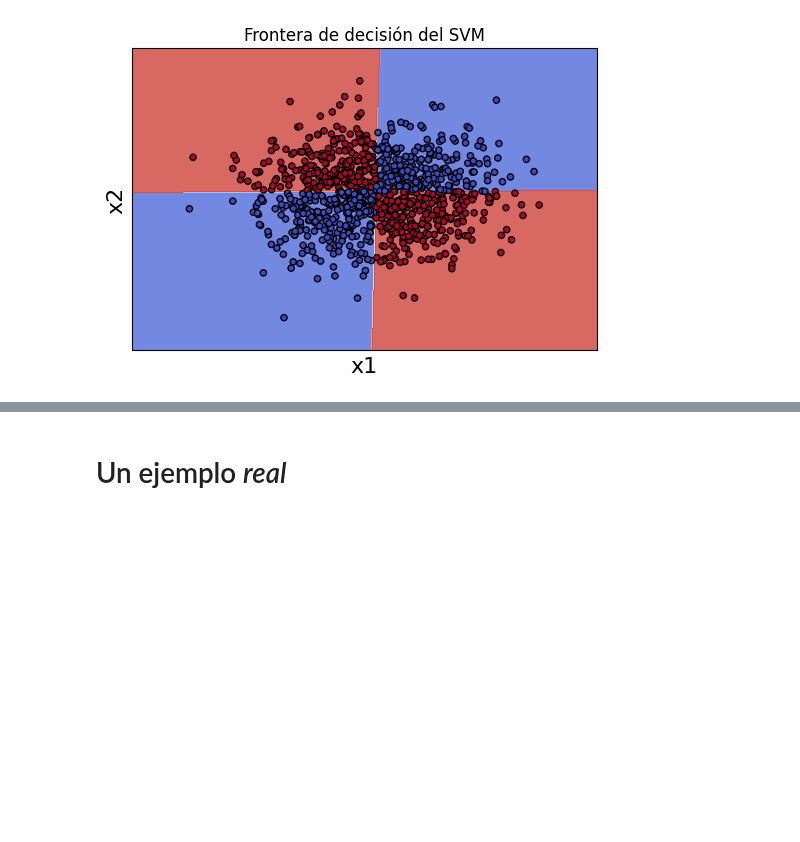
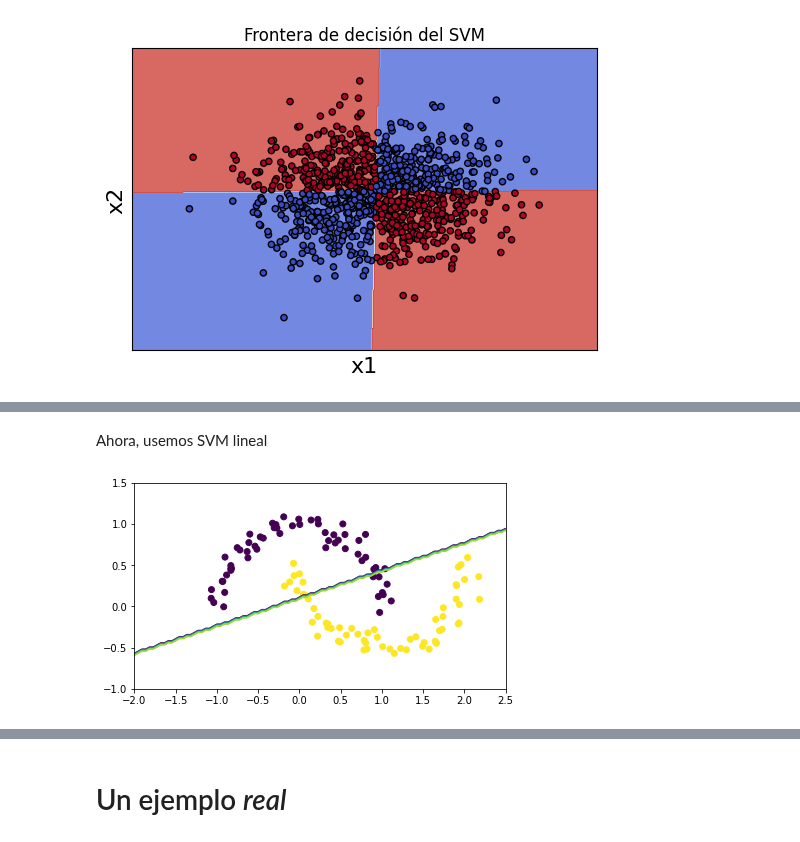
Before and after one commit to DCDPUAEM/DCDP, a Jupyter notebook: 04 Clasificación y Agrupamiento/notebooks/02-SVM.ipynb, the cells around one changed output, grey strips where cells are left out. Saved outputs shown, nothing was run; the diff lists cells and outputs as text; code cells hidden in the pictures; blank space fills up the shorter version.

```diff
--- a/04 Clasificación y Agrupamiento/notebooks/02-SVM.ipynb
+++ b/04 Clasificación y Agrupamiento/notebooks/02-SVM.ipynb
@@ -170,0 +256,28 @@ plt.show()
+# %% [markdown]
+Ahora, usemos SVM lineal
+# %%
+'''
+Realiza la clasificación en el mismo dataset, usando SVM con kernel lineal y grafica la frontera de decisión.
+Puedes usar el código para clasificar y graficar que usamos anteriormente
+'''
+
+x1_test, x2_test = np.meshgrid(np.linspace(-2, 2.5, 100), np.linspace(-1, 1.5, 100))
+x_test = np.array([x1_test, x2_test]).reshape(2, -1).T
+
+'''
+COMPLETAR CÓDIGO
+
+y_svm = ...
+'''
+
+plt.figure()
+#-----Dibujar los datos---------------------------------
+plt.scatter(x_train[:, 0], x_train[:, 1], c=y_train)
+#-----Dibujar X_test (la malla de fondo para ver las regiones ------------
+plt.contour(x1_test, x2_test, y_svm.reshape(100, 100))
+#-----Formato de la gráfica------------------------
+plt.gca().set_aspect('equal', adjustable='box')
+plt.tight_layout()
+plt.show()
+# %% [output]
+[figure, added]
```
Also changed, not shown: parts of 27 cells of this notebook.
